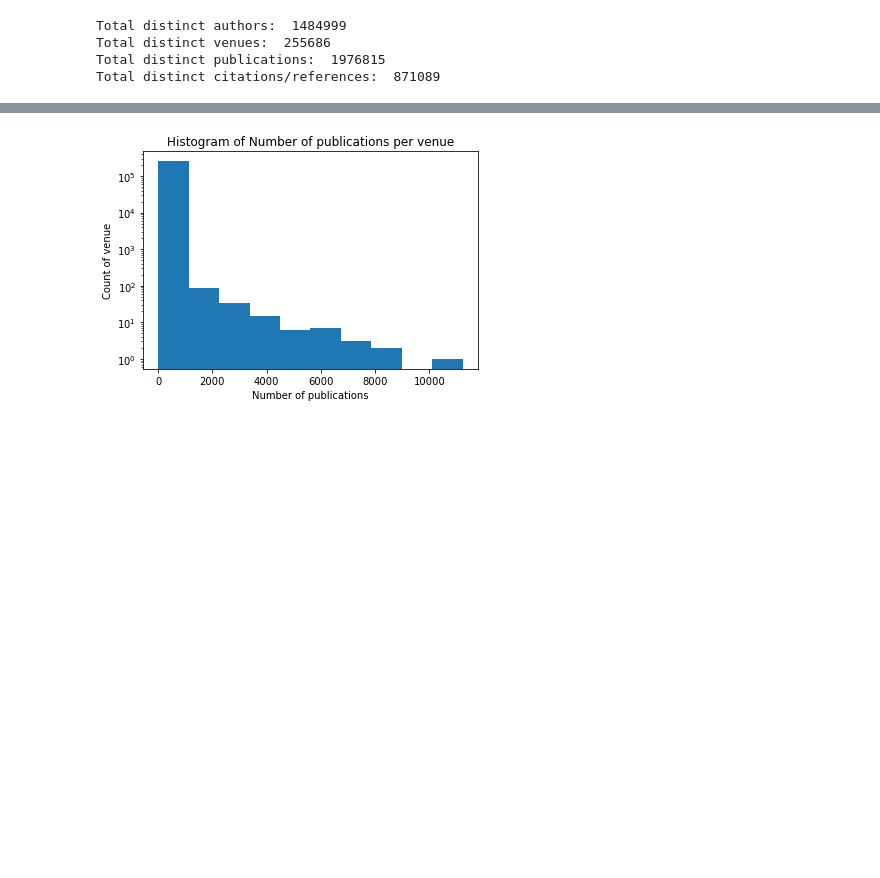
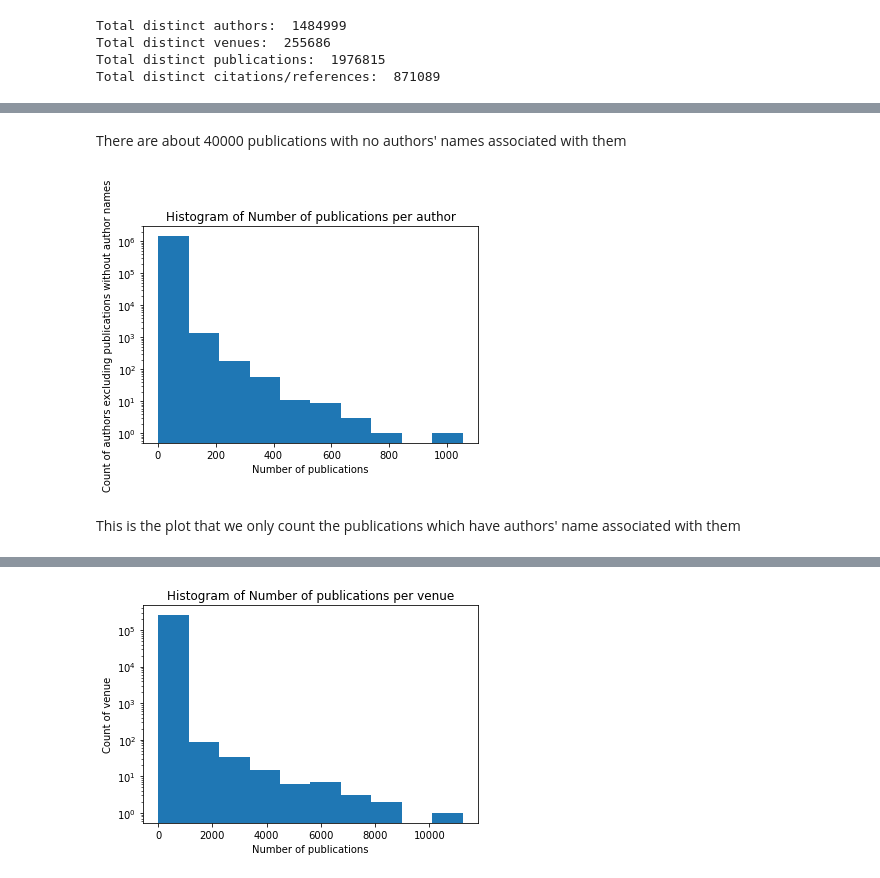
Before and after one commit to kz4/DataMining, a Jupyter notebook: 1Itemsets_Association/3DatasetAnalysis/analysis.ipynb, the cells around one changed output, grey strips where cells are left out. Cells and saved outputs as stored; diff of their text form; code cells hidden in the pictures; blank space fills up the shorter version.

```diff
--- a/1Itemsets_Association/3DatasetAnalysis/analysis.ipynb
+++ b/1Itemsets_Association/3DatasetAnalysis/analysis.ipynb
@@ -164,3 +160,17 @@ plt.show()
+# %% [markdown]
+There are about 40000 publications with no authors' names associated with them
+# %%
+publications_per_author_lst = [len(author_publications[author]) for author in author_publications if author]
+plt.xlabel('Number of publications')
+plt.ylabel('Count of authors excluding publications without author names')
+plt.title('Histogram of Number of publications per author')
+plt.hist(publications_per_author_lst)
+plt.yscale('log')
+plt.show()
+# %% [output]
+[figure, added]
+# %% [markdown]
+This is the plot that we only count the publications which have authors' name associated with them
 # %%
 # 3.2b Calculate the mean and standard deviation of the number of publications per author
 # print(author_publications)
```
Also changed, not shown: parts of 3 cells of this notebook.
